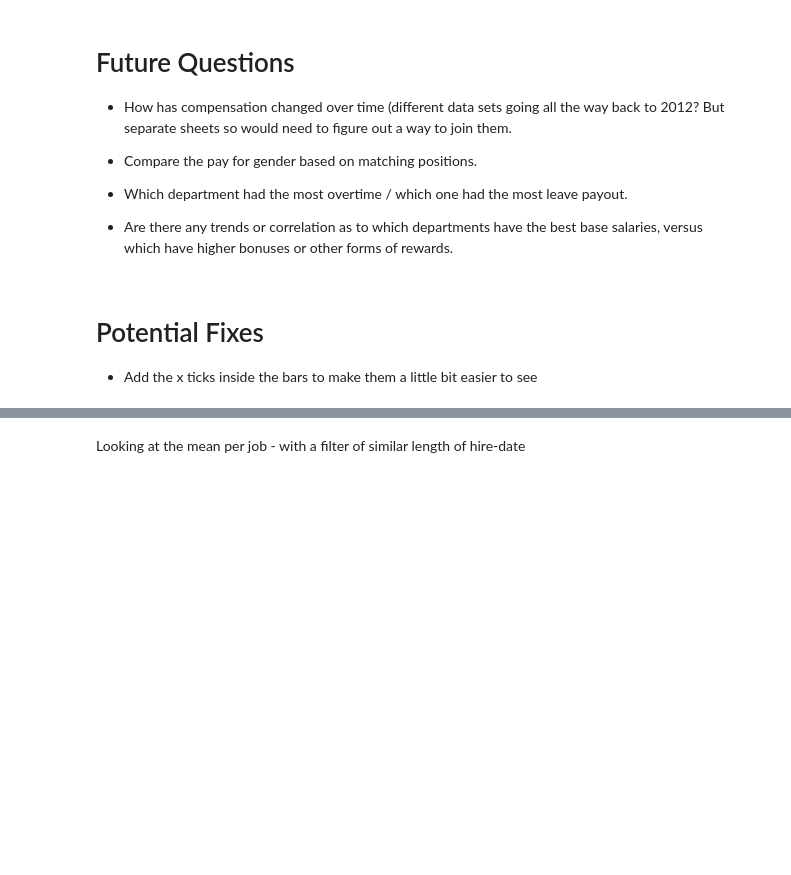
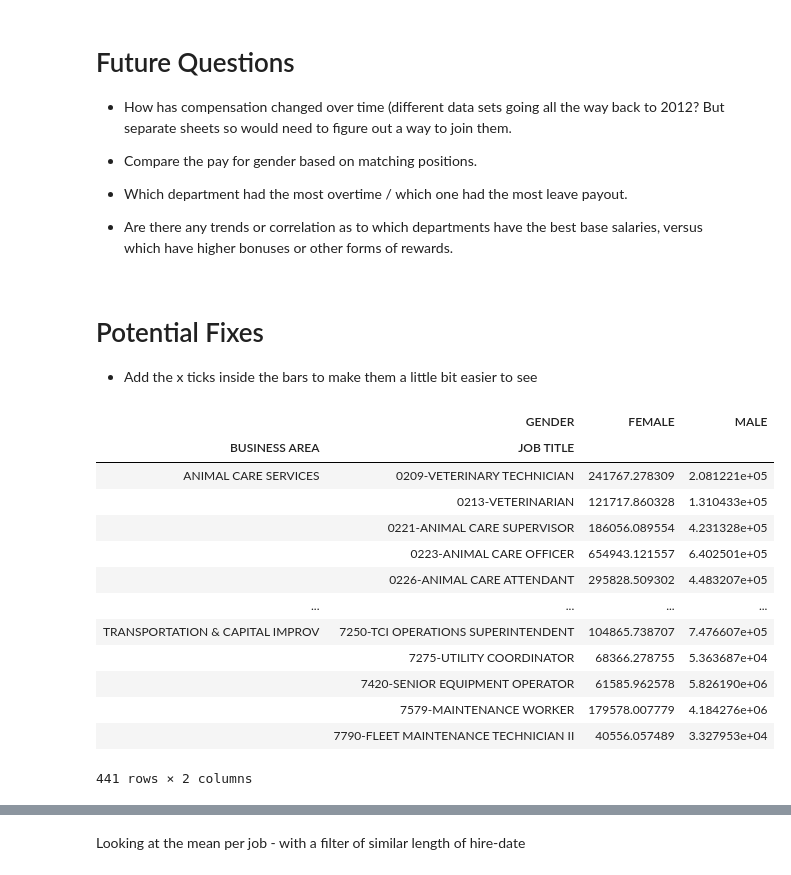
Before and after one commit to guedanie/SA-CITY-DATA, a Jupyter notebook: FY16_sa_city_compensation.ipynb, the cells around one changed output, grey strips where cells are left out. Drawn from its saved outputs; the diff is of its cells as text; code cells hidden in the pictures; blank space fills up the shorter version.

```diff
--- a/FY16_sa_city_compensation.ipynb
+++ b/FY16_sa_city_compensation.ipynb
@@ -267,0 +266,17 @@ mean = jobs.groupby("BUSINESS AREA").mean()
+# %%
+jobs
+# %% [output]
+|  | GENDER | FEMALE | MALE |
+| BUSINESS AREA | JOB TITLE |  |  |
+| ANIMAL CARE SERVICES | 0209-VETERINARY TECHNICIAN | 241767.278309 | 2.081221e+05 |
+|  | 0213-VETERINARIAN | 121717.860328 | 1.310433e+05 |
+|  | 0221-ANIMAL CARE SUPERVISOR | 186056.089554 | 4.231328e+05 |
+|  | 0223-ANIMAL CARE OFFICER | 654943.121557 | 6.402501e+05 |
+|  | 0226-ANIMAL CARE ATTENDANT | 295828.509302 | 4.483207e+05 |
+| ... | ... | ... | ... |
+| TRANSPORTATION & CAPITAL IMPROV | 7250-TCI OPERATIONS SUPERINTENDENT | 104865.738707 | 7.476607e+05 |
+|  | 7275-UTILITY COORDINATOR | 68366.278755 | 5.363687e+04 |
+|  | 7420-SENIOR EQUIPMENT OPERATOR | 61585.962578 | 5.826190e+06 |
+|  | 7579-MAINTENANCE WORKER | 179578.007779 | 4.184276e+06 |
+|  | 7790-FLEET MAINTENANCE TECHNICIAN II | 40556.057489 | 3.327953e+04 |
+441 rows × 2 columns
```
Also changed, not shown: parts of 18 cells of this notebook.
